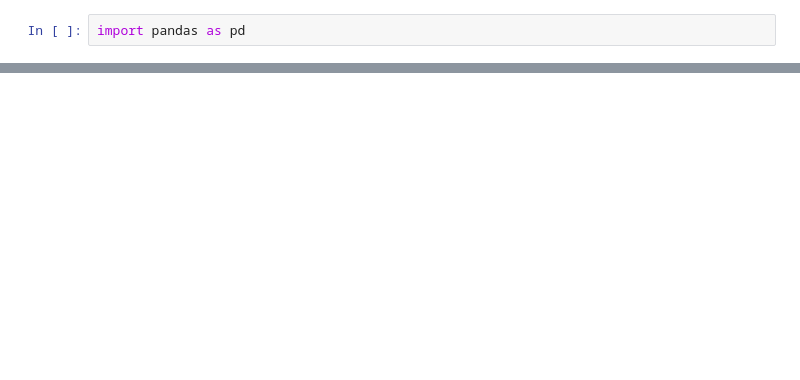
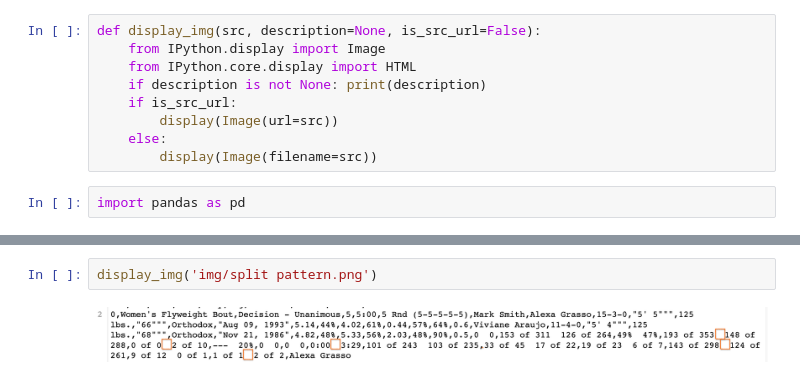
Before and after one commit to isaevrom/UFC-model, a Jupyter notebook: src/data_cleaning/clean_data.ipynb, the cells around one changed output, grey strips where cells are left out. Drawn from its saved outputs; the diff is of its cells as text; blank space fills up the shorter version.

```diff
--- a/src/data_cleaning/clean_data.ipynb
+++ b/src/data_cleaning/clean_data.ipynb
@@ -1,2 +1,11 @@
+# %%
+def display_img(src, description=None, is_src_url=False):
+    from IPython.display import Image
+    from IPython.core.display import HTML
+    if description is not None: print(description)
+    if is_src_url:
+        display(Image(url=src))
+    else:
+        display(Image(filename=src))
 # %%
 import pandas as pd
@@ -112,0 +51,4 @@ df_T
+# %%
+display_img('img/split pattern.png')
+# %% [output]
+[figure, added]
```
Also changed, not shown: parts of 35 cells of this notebook, 2 other files.
